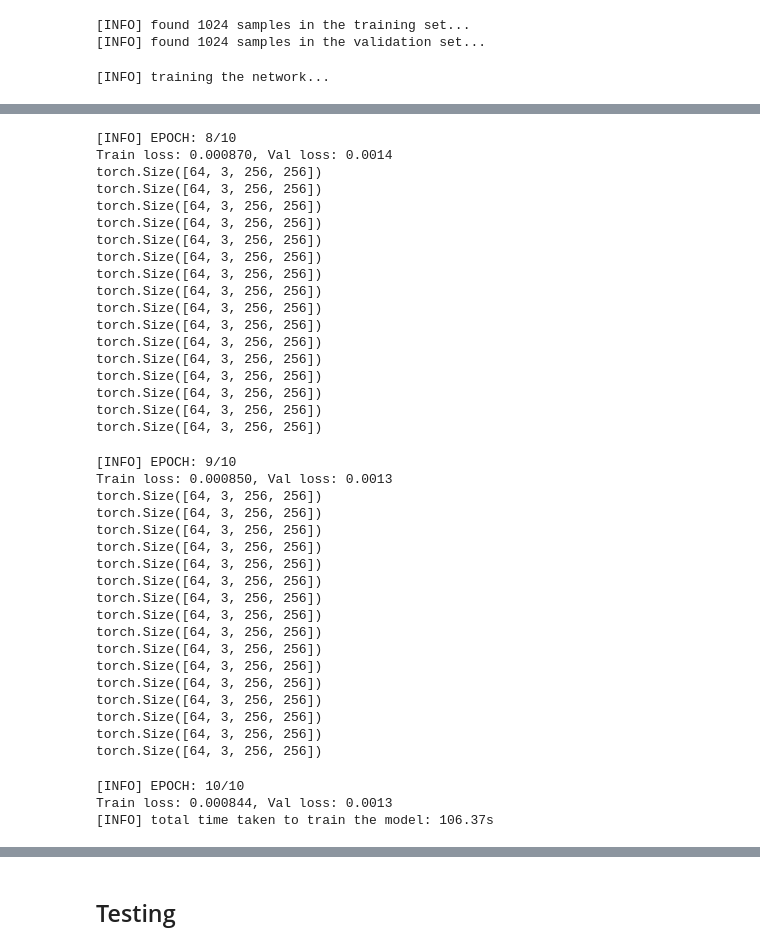
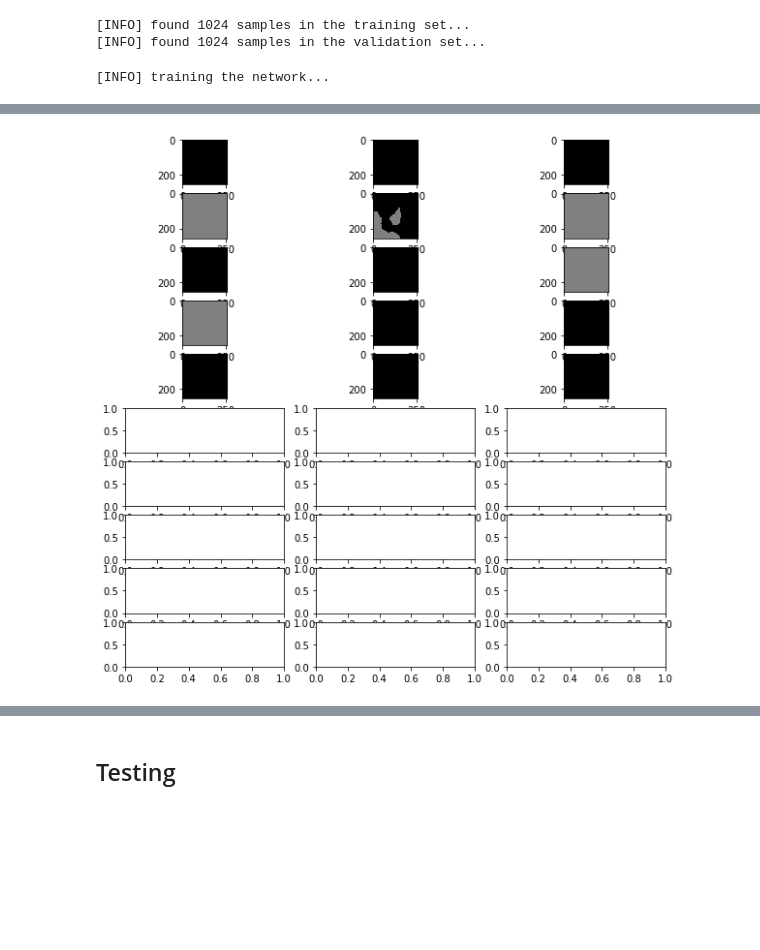
Before and after one commit to AntonDanylenko/auto_gleason, a Jupyter notebook: main.ipynb, the cells around one changed output, grey strips where cells are left out. Drawn from its saved outputs; the diff is of its cells as text; code cells hidden in the pictures; blank space fills up the shorter version.

```diff
--- a/main.ipynb
+++ b/main.ipynb
@@ -96,7 +97,7 @@ NUM_LEVELS = 3
 # initialize learning rate, number of epochs to train for, and the batch size
 INIT_LR = 0.001
 NUM_EPOCHS = 10
-BATCH_SIZE = 64
+BATCH_SIZE = 32
 # define the input image dimensions
 PATCH_WIDTH = 256
 PATCH_HEIGHT = 256
@@ -179,13 +180,18 @@ class SegmentationDataset(Dataset):
     coords = []
     for i in range(pseudo_epoch_length):
       filename = random.choice(self.wsi_names, size=1)[0]
-      mask_slide = self.slide_dict[filename]['mask']
+      # mask_slide = self.slide_dict[filename]['mask']
       width, height = self.slide_dict[filename]['size']
       mask_thumbnail = self.mask_thumbnails[filename]
       # thumbnail_width, thumbnail_height = mask_thumbnail.size()
-      indices = np.transpose(np.where(mask_thumbnail>0.001))
+      indices = np.transpose(np.where(mask_thumbnail>0))
+      # print(indices)
+      # plt.figure(figsize=(10,10))
+      # plt.imshow(mask_thumbnail)
+      # plt.show()
       rand_index = random.randint(len(indices))
       coord = indices[rand_index]
+      # print("coord: " + coord)
       # coord = []
       # only_background = True
       # while only_background:
@@ -232,7 +238,7 @@ class SegmentationDataset(Dataset):
     img, mask = self.load_image(filename, coords)
 
     img = self.transformations(img)
-    mask = self.transformations(mask)
+    mask = torch.as_tensor(mask) #.permute(1, 2, 0)
 
     return img, mask
 
@@ -241,12 +247,11 @@ class SegmentationDataset(Dataset):
     slide = self.slide_dict[filename]['slide']
     patch = slide.read_region(coords, size=(PATCH_WIDTH, PATCH_HEIGHT), level=0).convert('RGB')
     mask_slide = self.slide_dict[filename]['mask']
-    mask_patch = mask_slide.read_region(coords, size=(PATCH_WIDTH, PATCH_HEIGHT), level=mask_slide.level_count-1).convert('RGB')
+    mask_patch = mask_slide.read_region(coords, size=(PATCH_WIDTH, PATCH_HEIGHT), level=0).convert('RGB')
     # print(mask_patch.size)
-    cmap = matplotlib.colors.ListedColormap(['black', 'gray', 'green', 'yellow', 'orange', 'red'])
-    plt.imshow(np.asarray(mask_patch)[:,:,0], cmap=cmap, interpolation='nearest', vmin=0, vmax=5)
-    plt.show()
-    return np.asarray(patch, dtype=np.uint8), np.asarray(mask_patch, dtype=np.uint8)
+    # print(np.mean(mask_patch))
+    # print(np.asarray(mask_patch, dtype=np.uint8))
+    return np.asarray(patch, dtype=np.uint8), np.asarray(mask_patch, dtype=np.uint8)[:,:,0]
 # %% [markdown]
 ### UNET Modules
 # %%
@@ -426,6 +422,9 @@ valSteps = len(valDS) // BATCH_SIZE
 # initialize a dictionary to store training history
 H = {"train_loss": [], "val_loss": []}
 # %%
+masks_figure, masks_ax = plt.subplots(nrows=NUM_EPOCHS, ncols=3, figsize=(10, 10))
+cmap = matplotlib.colors.ListedColormap(['black', 'gray', 'green', 'yellow', 'orange', 'red'])
+
 # loop over epochs
 print("[INFO] training the network...")
 startTime = time.time()
@@ -438,12 +437,16 @@ for e in tqdm(range(NUM_EPOCHS)):
 
 	# loop over the training set
 	for (i, (x, y)) in enumerate(trainLoader):
+		if i<3:
+			masks_ax[e,i].imshow(y[0], cmap=cmap, interpolation='nearest', vmin=0, vmax=5)
 		# send the input to the device
 		(x, y) = (x.to(DEVICE), y.to(DEVICE))
 		# perform a forward pass and calculate the training loss
-		print(x.shape)
+		# print(x.shape)
+		# print(y.shape)
 		pred = unet(x)
 		y = y[:,:1]
+		# print(y.shape)
 		loss = lossFunc(pred, y)
 		# first, zero out any previously accumulated gradients, then
 		# perform backpropagation, and then update model parameters
@@ -481,5 +484,8 @@ for e in tqdm(range(NUM_EPOCHS)):
 endTime = time.time()
 print("[INFO] total time taken to train the model: {:.2f}s".format(
 	endTime - startTime))
+
+masks_figure.tight_layout()
+plt.show()
 # %% [output]
 [INFO] training the network...
@@ -628,42 +501,4 @@ torch.Size([64, 3, 256, 256])
-[INFO] EPOCH: 8/10
-Train loss: 0.000870, Val loss: 0.0014
-torch.Size([64, 3, 256, 256])
-torch.Size([64, 3, 256, 256])
-torch.Size([64, 3, 256, 256])
-torch.Size([64, 3, 256, 256])
-torch.Size([64, 3, 256, 256])
-torch.Size([64, 3, 256, 256])
-torch.Size([64, 3, 256, 256])
-torch.Size([64, 3, 256, 256])
-torch.Size([64, 3, 256, 256])
-torch.Size([64, 3, 256, 256])
-torch.Size([64, 3, 256, 256])
-torch.Size([64, 3, 256, 256])
-torch.Size([64, 3, 256, 256])
-torch.Size([64, 3, 256, 256])
-torch.Size([64, 3, 256, 256])
-torch.Size([64, 3, 256, 256])
-[INFO] EPOCH: 9/10
-Train loss: 0.000850, Val loss: 0.0013
-torch.Size([64, 3, 256, 256])
-torch.Size([64, 3, 256, 256])
-torch.Size([64, 3, 256, 256])
-torch.Size([64, 3, 256, 256])
-torch.Size([64, 3, 256, 256])
-torch.Size([64, 3, 256, 256])
-torch.Size([64, 3, 256, 256])
-torch.Size([64, 3, 256, 256])
-torch.Size([64, 3, 256, 256])
-torch.Size([64, 3, 256, 256])
-torch.Size([64, 3, 256, 256])
-torch.Size([64, 3, 256, 256])
-torch.Size([64, 3, 256, 256])
-torch.Size([64, 3, 256, 256])
-torch.Size([64, 3, 256, 256])
-torch.Size([64, 3, 256, 256])
-[INFO] EPOCH: 10/10
-Train loss: 0.000844, Val loss: 0.0013
-[INFO] total time taken to train the model: 106.37s
+[figure, added]
 # %%
 # plot the training loss
 plt.style.use("ggplot")
```
Also changed, not shown: parts of 6 cells of this notebook, 1 other file.
